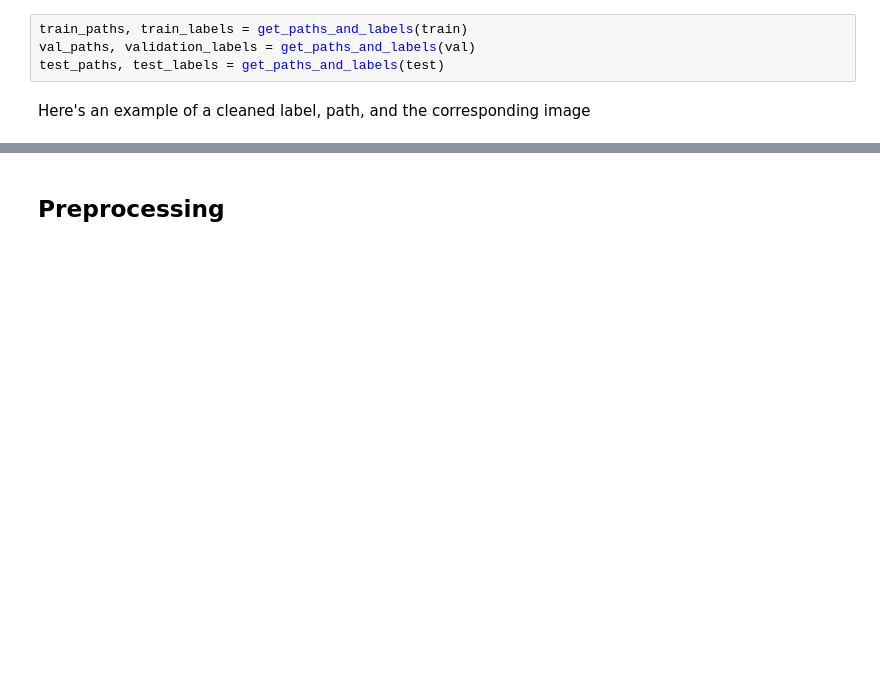
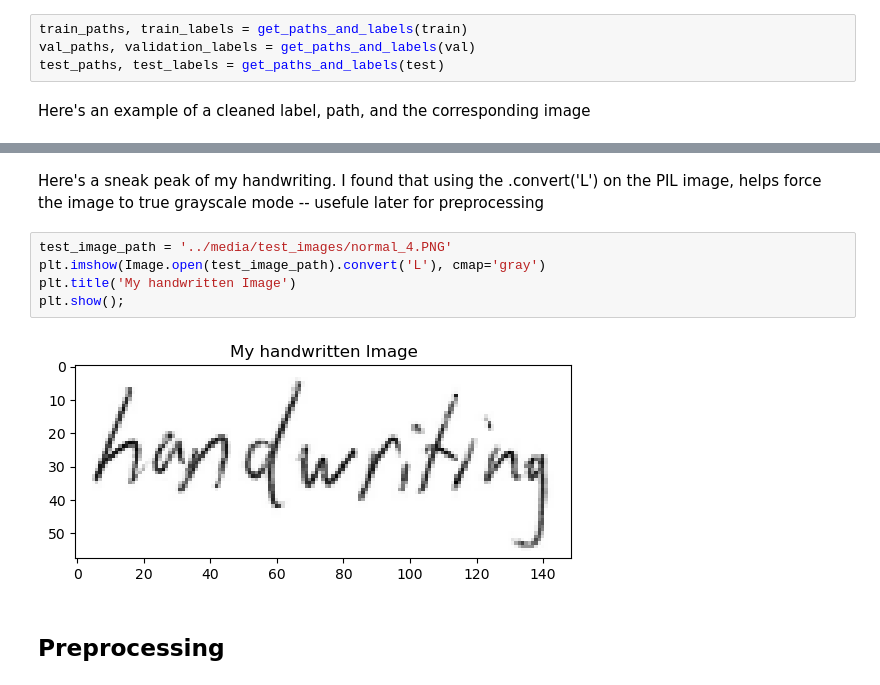
Before and after one commit to kalymaan/chicken-scratch-recognition, a Jupyter notebook: code/word_recognition.ipynb, the cells around one changed output, grey strips where cells are left out. Drawn from its saved outputs; the diff is of its cells as text; blank space fills up the shorter version.

```diff
--- a/code/word_recognition.ipynb
+++ b/code/word_recognition.ipynb
@@ -184,3 +193,12 @@ Path : ../data/IAM_Words\words\g06\g06-045d\g06-045d-05-10.png
+# %% [markdown]
+Here's a sneak peak of my handwriting. I found that using the .convert('L') on the PIL image, helps force the image to true grayscale mode -- usefule later for preprocessing
+# %%
+test_image_path = '../media/test_images/normal_4.PNG'
+plt.imshow(Image.open(test_image_path).convert('L'), cmap='gray')
+plt.title('My handwritten Image')
+plt.show();
+# %% [output]
+[figure, added]
 # %% [markdown]
 ## Preprocessing
 # %% [markdown]
```
Also changed, not shown: parts of 29 cells of this notebook, 25 other files.
